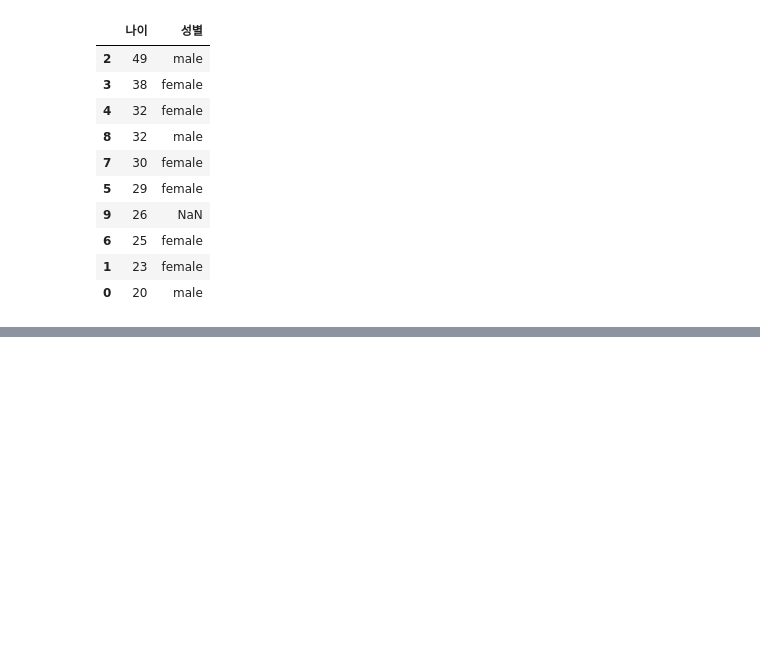
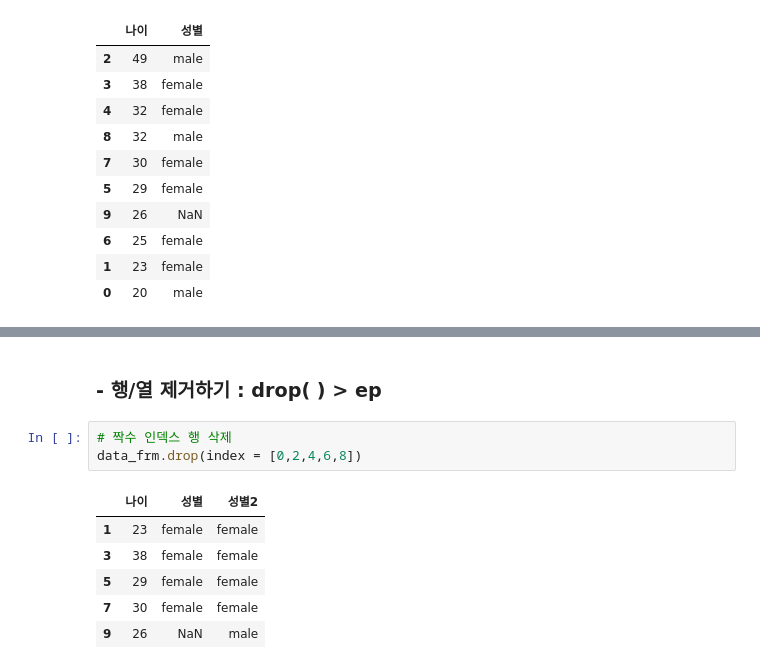
Before and after one commit to eseulLee/python, a Jupyter notebook: study_part02_02.ipynb, the cells around one changed output, grey strips where cells are left out. Saved outputs shown, nothing was run; the diff lists cells and outputs as text; blank space fills up the shorter version.

```diff
--- a/study_part02_02.ipynb
+++ b/study_part02_02.ipynb
@@ -918,0 +966,12 @@ data_frm.sort_values('나이', ascending=False)   # 나이 기준 내림차순
+# %% [markdown]
+### - 행/열 제거하기 : drop( ) > ep
+# %%
+# 짝수 인덱스 행 삭제
+data_frm.drop(index = [0,2,4,6,8])
+# %% [output]
+|  | 나이 | 성별 | 성별2 |
+| 1 | 23 | female | female |
+| 3 | 38 | female | female |
+| 5 | 29 | female | female |
+| 7 | 30 | female | female |
+| 9 | 26 | NaN | male |
```
Also changed, not shown: parts of 7 cells of this notebook.
